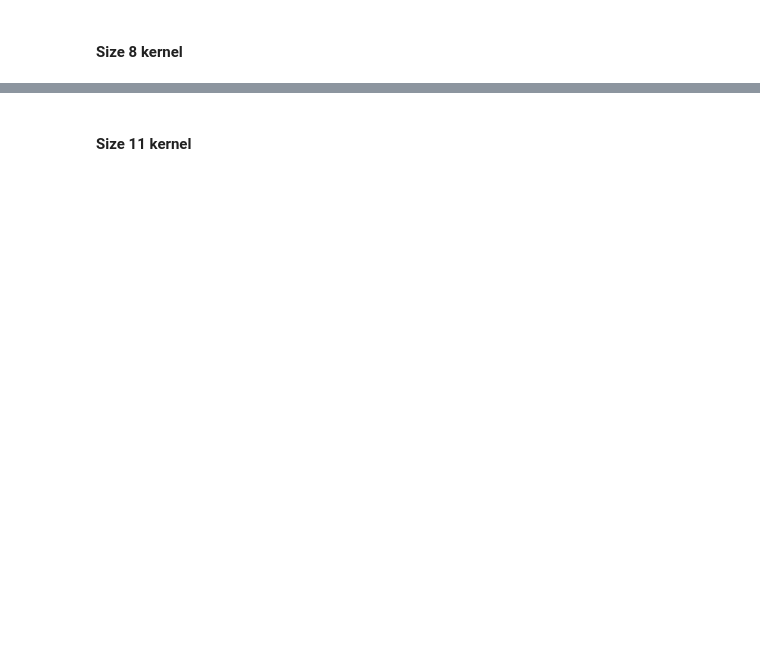
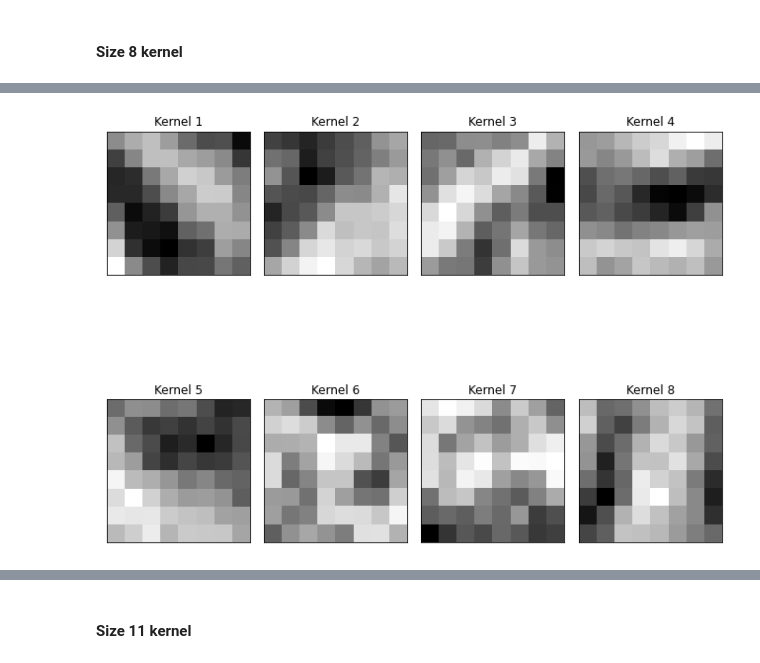
Before and after one commit to msuv08/cnn-handwritten-letter-recognition, a Jupyter notebook: letter_recognition.ipynb, the cells around one changed output, grey strips where cells are left out. Cells and saved outputs as stored; diff of their text form; code cells hidden in the pictures; blank space fills up the shorter version.

```diff
--- a/letter_recognition.ipynb
+++ b/letter_recognition.ipynb
@@ -560,4 +696,6 @@ display_contingency_matrix(len(model_kernel_8.classes), pred, true)
 # %%
 # extract the weights from the learned model
-convk8wts = model_kernel_8.layers[0].weight.data.numpy()
-display_kernels(convk8wts)
+convk8_layer = model_kernel_8.layers[0]
+display_kernels(convk8_layer.weight.data.numpy())
+# %% [output]
+[figure, added]
```
Also changed, not shown: parts of 59 cells of this notebook.
